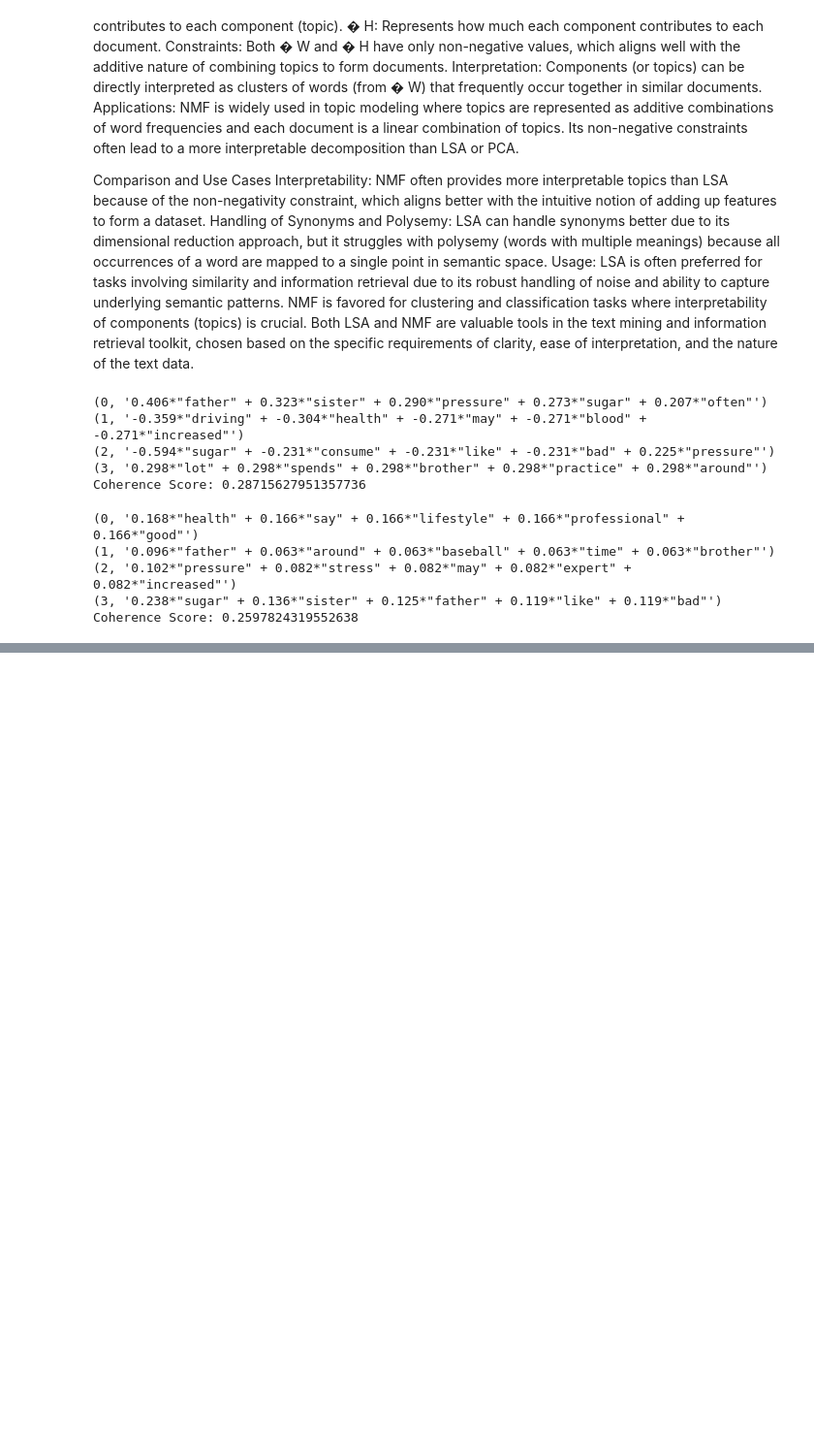
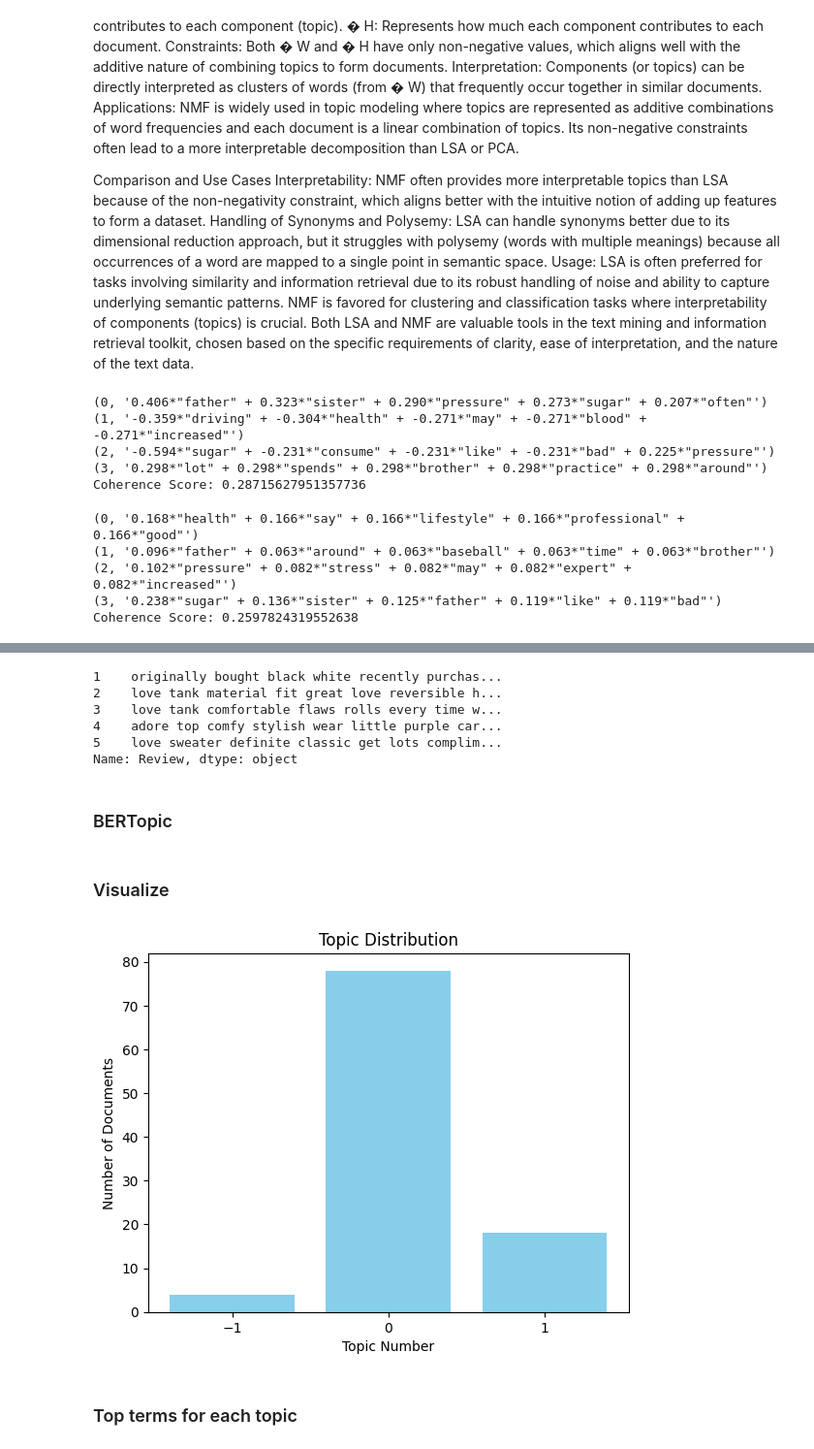
Before and after one commit to RDGopal/Prompt-Engineering-Guide, a Jupyter notebook: Lecture_3.ipynb, the cells around one changed output, grey strips where cells are left out. Shown at 97% size. Saved outputs shown, nothing was run; the diff lists cells and outputs as text; code cells hidden in the pictures; blank space fills up the shorter version.

```diff
--- a/Lecture_3.ipynb
+++ b/Lecture_3.ipynb
@@ -300,0 +343,19 @@ Coherence Score: 0.2597824319552638
+# %%
+# Remove rows where 'Review' is NaN
+df = df.dropna(subset=['Review'])
+df['Review']= df['Review'].apply(preprocess_text)
+# %%
+# Limit the dataset to the first 100 reviews
+limited_data= df['Review'].iloc[:100]
+
+# Check the reduced data
+print(limited_data.head())
+# %% [output]
+1    originally bought black white recently purchas...
+2    love tank material fit great love reversible h...
+3    love tank comfortable flaws rolls every time w...
+4    adore top comfy stylish wear little purple car...
+5    love sweater definite classic get lots complim...
+Name: Review, dtype: object
+# %% [markdown]
+### BERTopic
@@ -300,0 +364,34 @@ Coherence Score: 0.2597824319552638
+# %%
+# Initialize BERTopic
+topic_model = BERTopic(language="english", calculate_probabilities=True)
+
+# Fit the model on the limited data
+topics, probabilities = topic_model.fit_transform(limited_data)
+
+# Display the topic info
+topic_info = topic_model.get_topic_info()
+print(topic_info)
+
+# Optionally, print individual topics
+for topic in topic_model.get_topics().items():
+    print(topic)
+# %% [markdown]
+### Visualize
+# %%
+import matplotlib.pyplot as plt
+import numpy as np
+
+# Assuming 'topics' contains the output from BERTopic
+unique_topics, counts = np.unique(topics, return_counts=True)
+
+# Simple bar chart to show topic distribution
+plt.bar(unique_topics, counts, color='skyblue')
+plt.xlabel('Topic Number')
+plt.ylabel('Number of Documents')
+plt.title('Topic Distribution')
+plt.xticks(unique_topics)
+plt.show()
+# %% [output]
+[figure, added]
+# %% [markdown]
+### Top terms for each topic
```
Also changed, not shown: parts of 8 cells of this notebook.
